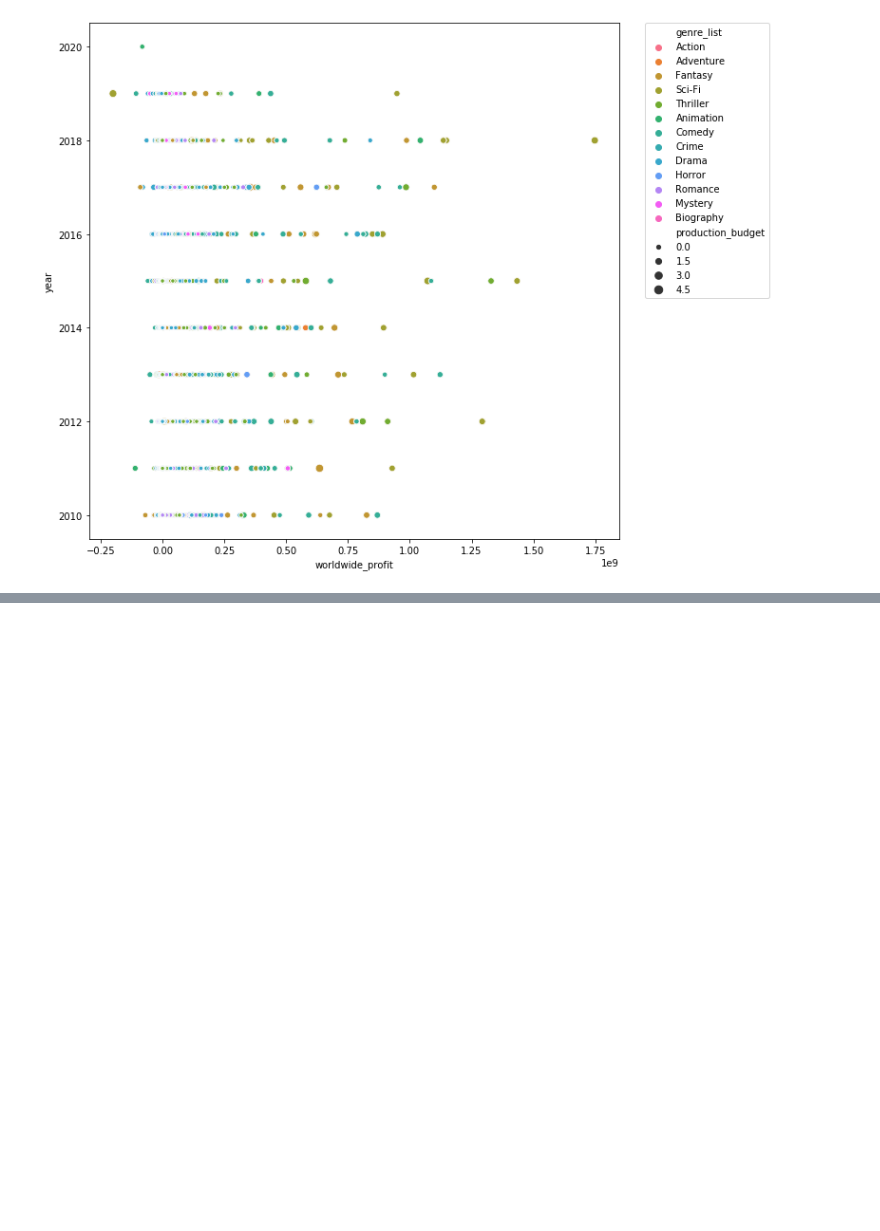
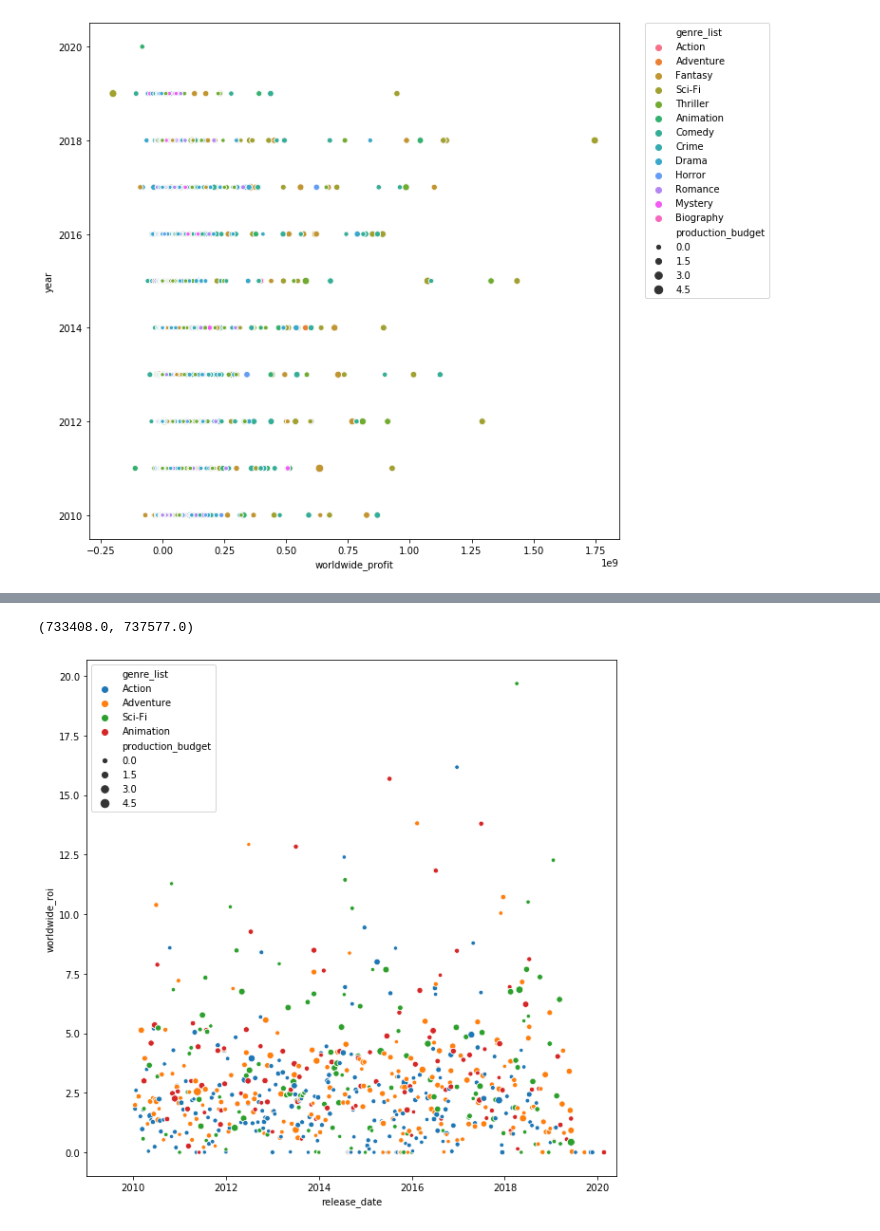
Before and after one commit to jmillerbrooks/mod_1_git_lab, a Jupyter notebook: Bubble_viz.ipynb, the cells around one changed output, grey strips where cells are left out. Cells and saved outputs as stored; diff of their text form; code cells hidden in the pictures; blank space fills up the shorter version.

Commit message:
exported simple plots to png

```diff
--- a/Bubble_viz.ipynb
+++ b/Bubble_viz.ipynb
@@ -52,0 +62,8 @@ plt.show()
+# %%
+pivoted = exploded_df[exploded_df.genre_list.isin(['Action', 'Adventure', 'Animation', 'Sci-Fi'])]\
+            .pivot_table(index=['year', 'genre_list'],
+                         aggfunc={'worldwide_profit':'mean',
+                                  'worldwide_roi':['mean', 'median', 'max', 'min']})
+pivoted.head()
+
+exploded_df['release_date'] = pd.to_datetime(exploded_df['release_date'])
@@ -52,0 +76,21 @@ plt.show()
+# %%
+import datetime
+# plt.figure(figsize=(10,10))
+# g = sns.scatterplot(x="release_date", y="worldwide_profit",
+#                     data=pivoted,
+#                     hue='genre_list')#, size="production_budget")
+# g.legend(bbox_to_anchor=(1.05, 1), loc=2, borderaxespad=0)
+
+# plt.show()
+
+pivoted = exploded_df[exploded_df.genre_list.isin(['Action', 'Adventure', 'Animation', 'Sci-Fi'])]\
+    .pivot_table(index=['release_date', 'genre_list'], values=['worldwide_roi', 'production_budget'])\
+    .reset_index()
+
+plt.figure(figsize=(10,10))
+g = sns.scatterplot(x='release_date', y='worldwide_roi', hue='genre_list', size='production_budget', data=pivoted)
+g.set_xlim(datetime.date(2009, 1, 1), datetime.date(2020, 6, 1))
+#plt.show()
+# %% [output]
+(733408.0, 737577.0)
+[figure, added]
```
Also changed, not shown: parts of 11 cells of this notebook, 2 other files.
